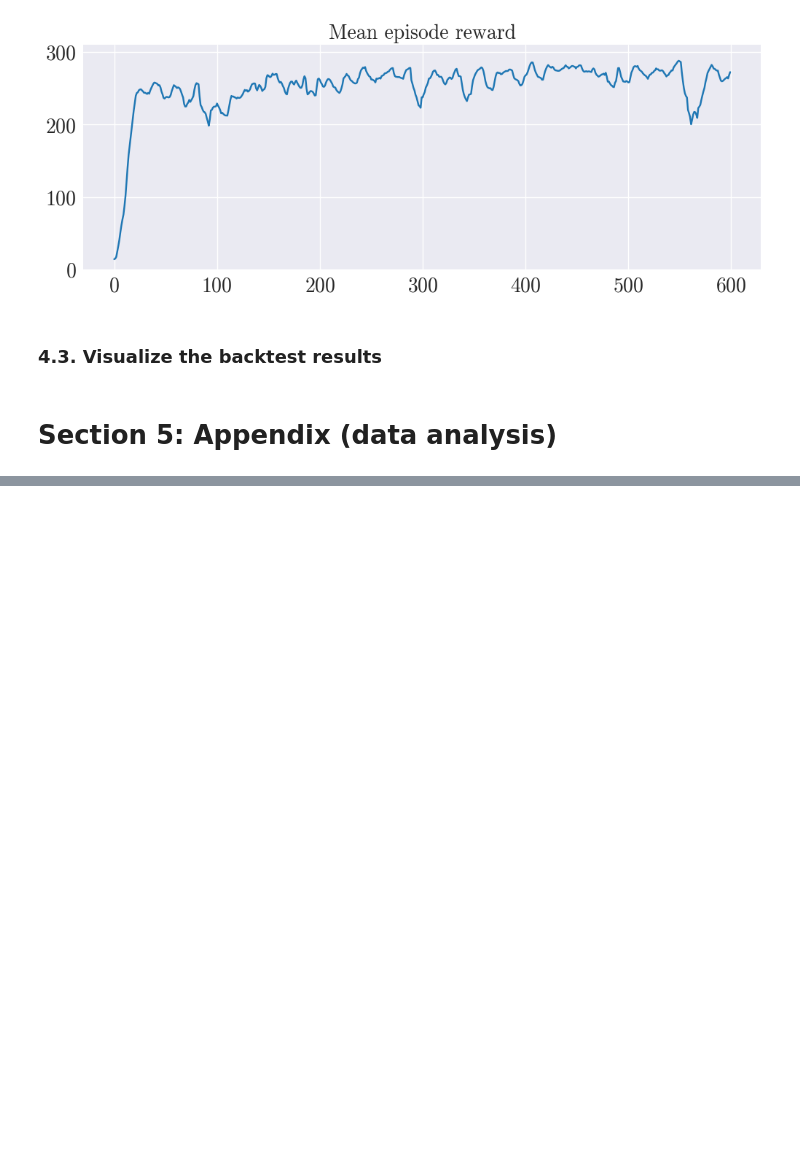
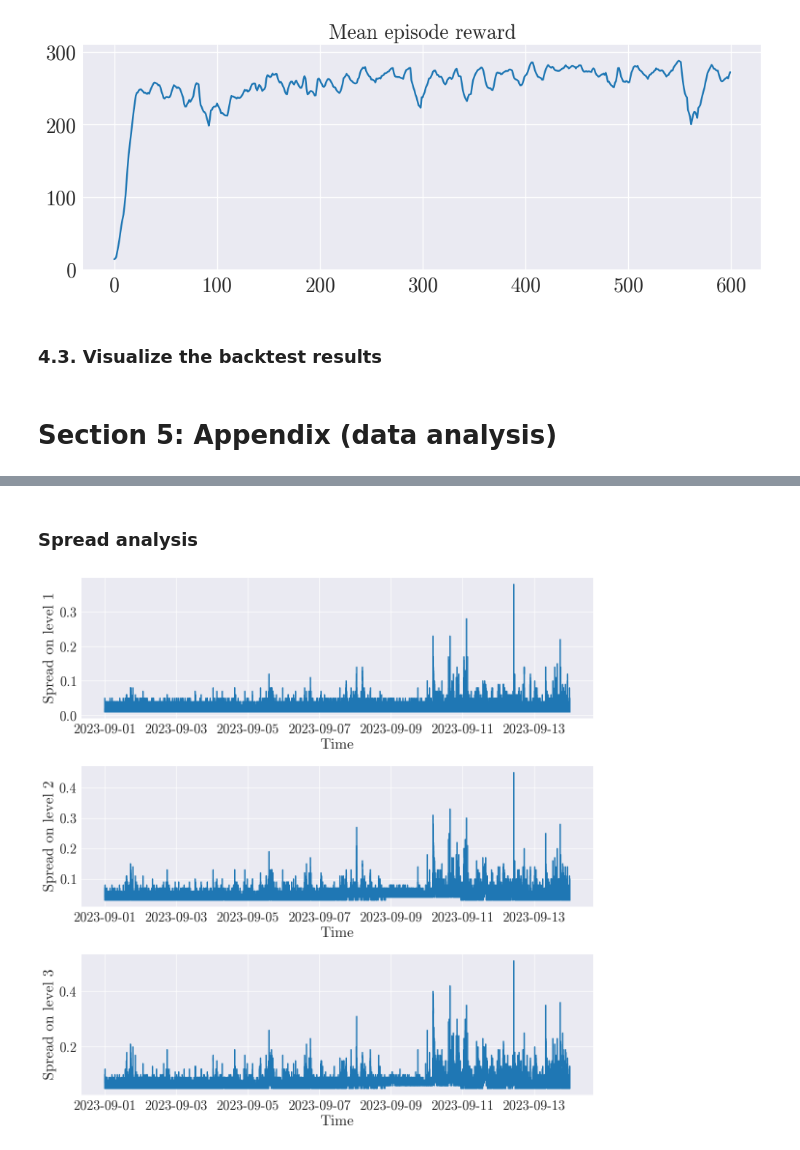
Before and after one commit to JurajZelman/airl-market-making, a Jupyter notebook: main.ipynb, the cells around one changed output, grey strips where cells are left out. Saved outputs shown, nothing was run; the diff lists cells and outputs as text; code cells hidden in the pictures; blank space fills up the shorter version.

```diff
--- a/main.ipynb
+++ b/main.ipynb
@@ -767,0 +836,20 @@ visualize_backtest(timestamps, trader_stats, initial_cost)
+# %% [markdown]
+### Spread analysis
+# %%
+# Create a grid of subplots
+fig, axs = plt.subplots(3, 1, figsize=(12, 12), sharey=False)
+
+# Plot the bid-ask spread evolution for each level
+for i in range(3):
+    axs[i].plot(df[f"spread_{i}"])
+    axs[i].set_xlabel("Time")
+    axs[i].set_ylabel(f"Spread on level {i+1}")
+
+plt.tight_layout()
+plt.show()
+
+# Save the figure
+if save_fig:
+    fig.savefig(f"{FIGURES_PATH}/{exchange}_{symbol}_lob_spreads.pdf")
+# %% [output]
+[figure, added]
```
Also changed, not shown: parts of 31 cells of this notebook.
